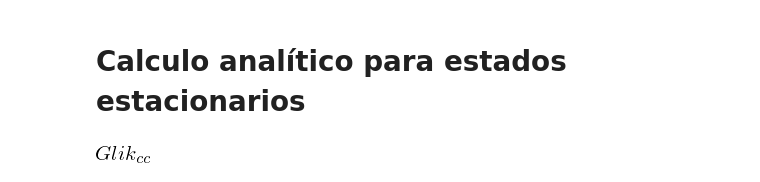
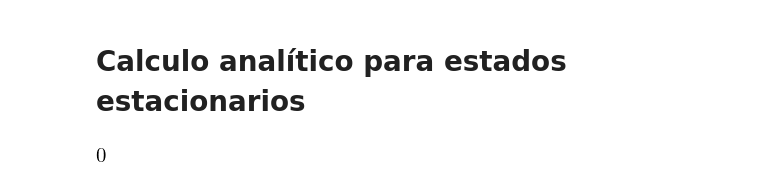
Before and after one commit to thebooort/shh-signal-model, a Jupyter notebook: scripts/Jupyter_Notebook_For_Symbolic_Calculations/Bifurcation_laisha.ipynb, the cells around one changed output. Drawn from its saved outputs; the diff is of its cells as text; code cells hidden in the pictures.

```diff
--- a/scripts/Jupyter_Notebook_For_Symbolic_Calculations/Bifurcation_laisha.ipynb
+++ b/scripts/Jupyter_Notebook_For_Symbolic_Calculations/Bifurcation_laisha.ipynb
@@ -47,6 +47,6 @@ K2 = Symbol('K2', real=True)
 k_cc = Symbol('k_cc', real=True)
 # %%
 Ptc = k_cc*Gli
-Ptc
+limit(Ptc,Gli,0)
 # %% [output]
-[figure, old version]
+[figure, new version]
```
Also changed, not shown: parts of 15 cells of this notebook, 13 other files.
